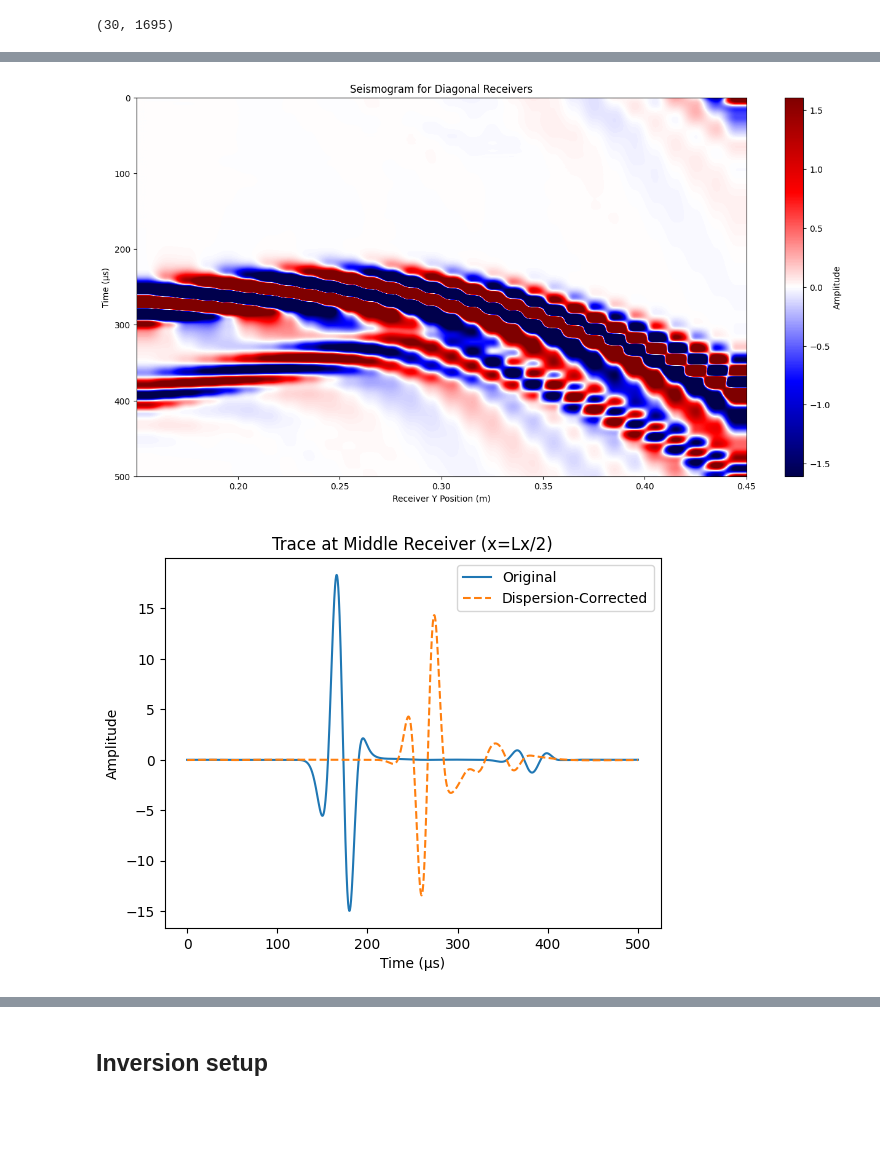
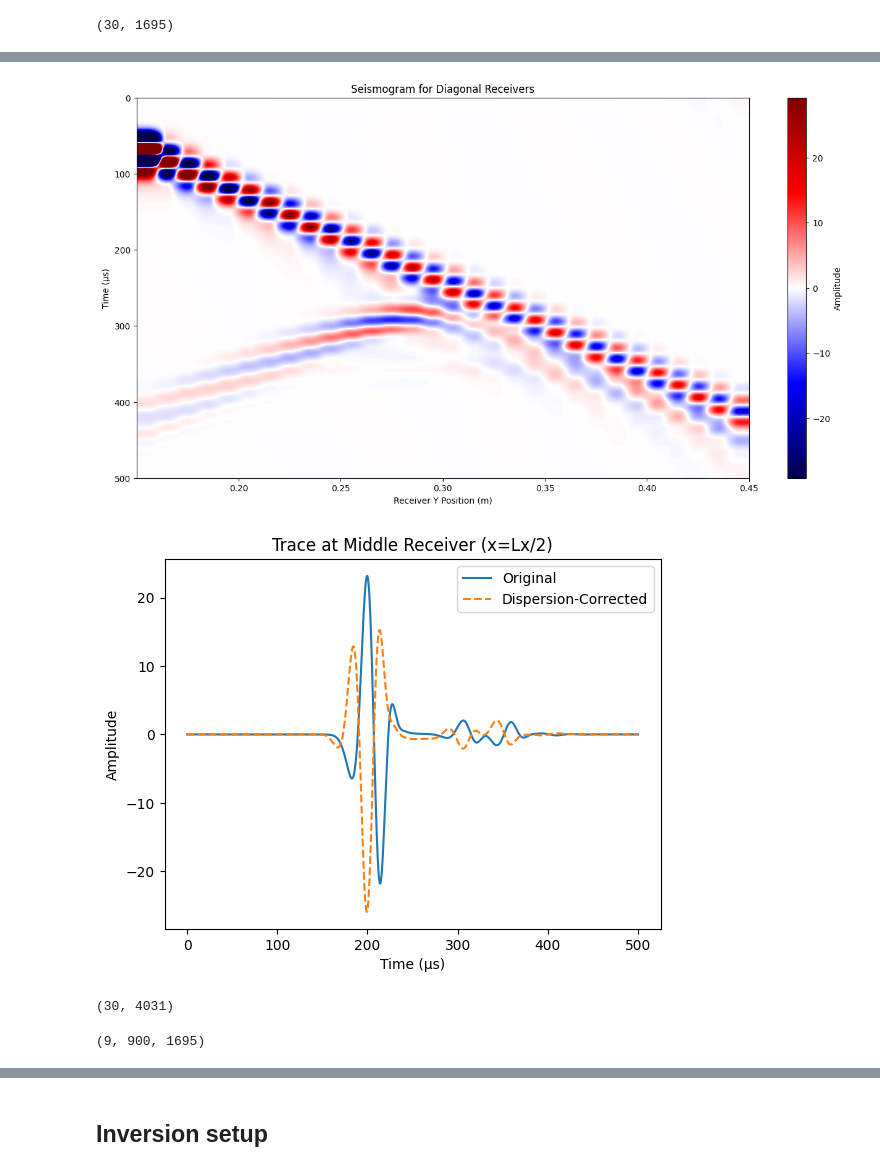
Before and after one commit to armercier/Hybrid-OED, a Jupyter notebook: src/scripts/test_salvus_forward_solve.ipynb, the cells around one changed output, grey strips where cells are left out. Drawn from its saved outputs; the diff is of its cells as text; code cells hidden in the pictures; blank space fills up the shorter version.

Commit message:
working inversion with salvus as true data

```diff
--- a/src/scripts/test_salvus_forward_solve.ipynb
+++ b/src/scripts/test_salvus_forward_solve.ipynb
@@ -18,7 +18,7 @@ else:
     jax.config.update("jax_platform_name", "cpu")
 # %%
 import numpy as np
-from jax import jit, vjp, vmap, value_and_grad, random
+from jax import jit, vjp, vmap, value_and_grad, random, nn
 import jax
 from jax import numpy as jnp
 from jax import lax
@@ -32,13 +32,15 @@ from IPython.display import display, clear_output
 import optax
 import equinox as eqx
 from jax.example_libraries import optimizers
-import time
+from typing import Tuple, Callable, Optional, Union
 
 
 from jwave.geometry import Domain, Medium
 from jwave.signal_processing import smooth
 
 key = random.PRNGKey(42)  # Random seed
+Array = jnp.ndarray
+
 
 
 from hybridoed.forward import create_src_field, generate_2D_gridded_src_rec_positions, ricker_wavelet, acoustic2D, acoustic2D_pml,acoustic2D_pml_minmem, acoustic2D_pml_4th_minmem, generate_src_rec_positions, acoustic2D_cpml_minmem, cfl_dt, solve_phi_wave_2d
@@ -374,0 +509,12 @@ disp = apply_dispersion_phase_shift(diag_traces.T, dt, dist, (f_A0, c_A0), c_ref
+# %%
+# lest now apply the dispersion correction to the compelte set of traces, not just the diagonal ones
+# dist for all receivers
+seis_traces_disp = []
+for src in range(src_indices.shape[0]):
+    dist_all = jnp.sqrt(
+        (receiver_is[:,0] - src_indices[src,0])**2 +
+        (receiver_is[:,1] - src_indices[src,1])**2) * dx
+    print(dist_all.shape)
+
+    out = apply_dispersion_phase_shift_jax(seis_total[src], dt, dist_all, c_ref=c_min*0.75, cp_table=(f_A0, c_A0))
+    seis_traces_disp.append(out)
@@ -375,3 +531,4 @@ disp = apply_dispersion_phase_shift(diag_traces.T, dt, dist, (f_A0, c_A0), c_ref
 # %%
-disp
+seis_traces_disp = jnp.array(seis_traces_disp)
+seis_traces_disp.shape, seis_total.shape
 # %% [output]
@@ -392,25 +536,37 @@ array([[-3.86662187e-16, -1.29570846e-15,  2.19360133e-16, ...,
 # %%
 # plot only the traces from the diagonal receivers as an image
+src_idx_to_plot = 0
+rec_lines = receiver_is[:,0] == receiver_is[:,1]
 plt.figure(figsize=(16,8))
-plt.imshow(disp.T, aspect='auto', extent=[ receiver_is[diag_indices,1].min() * dx, receiver_is[diag_indices,1].max() * dx,T*1e6,0],cmap='seismic', vmin=-np.max(np.abs(disp))/10, vmax=np.max(np.abs(disp))/10)
+plt.imshow(seis_traces_disp[src_idx_to_plot,rec_lines].T, aspect='auto', extent=[ receiver_is[diag_indices,1].min() * dx, receiver_is[diag_indices,1].max() * dx,T*1e6,0],cmap='seismic', vmin=-np.max(np.abs(seis_traces_disp[src_idx_to_plot]))/10, vmax=np.max(np.abs(seis_traces_disp[src_idx_to_plot]))/10)
 plt.colorbar(label='Amplitude')
 plt.ylabel('Time (µs)')
 plt.xlabel('Receiver Y Position (m)')
 plt.title('Seismogram for Diagonal Receivers')
 plt.show()
 # %% [output]
-[figure, old version]
+[figure, new version]
 # %%
 # plot the middle trace (closest to x=Lx/2)
 # plt.plot(time*1e6, out["phi_rec"][:, 10], label="Original")
-plt.plot(time*1e6, seis.T[15, :], label="Original")
-plt.plot(time*1e6, disp[15,:], label="Dispersion-Corrected", linestyle='--')
+plt.plot(time*1e6, seis_total[0,15, :], label="Original")
+plt.plot(time*1e6, seis_traces_disp[0,15,:], label="Dispersion-Corrected", linestyle='--')
 plt.xlabel('Time (µs)')
 plt.ylabel('Amplitude')
 plt.title('Trace at Middle Receiver (x=Lx/2)')
 plt.legend()
 plt.show()
 # %% [output]
-[figure, old version]
+[figure, new version]
+# %%
+salvus_out = np.load("diagonal_traces_all.npz")  # assuming the traces are saved in a numpy file
+salvus_traces = salvus_out["diagonal_traces_all"] [0]
+salvus_traces.shape
+# %% [output]
+(30, 4031)
+# %%
+seis_total.shape
+# %% [output]
+(9, 900, 1695)
 # %%
 # read the traces from salvus
```
Also changed, not shown: parts of 34 cells of this notebook.
